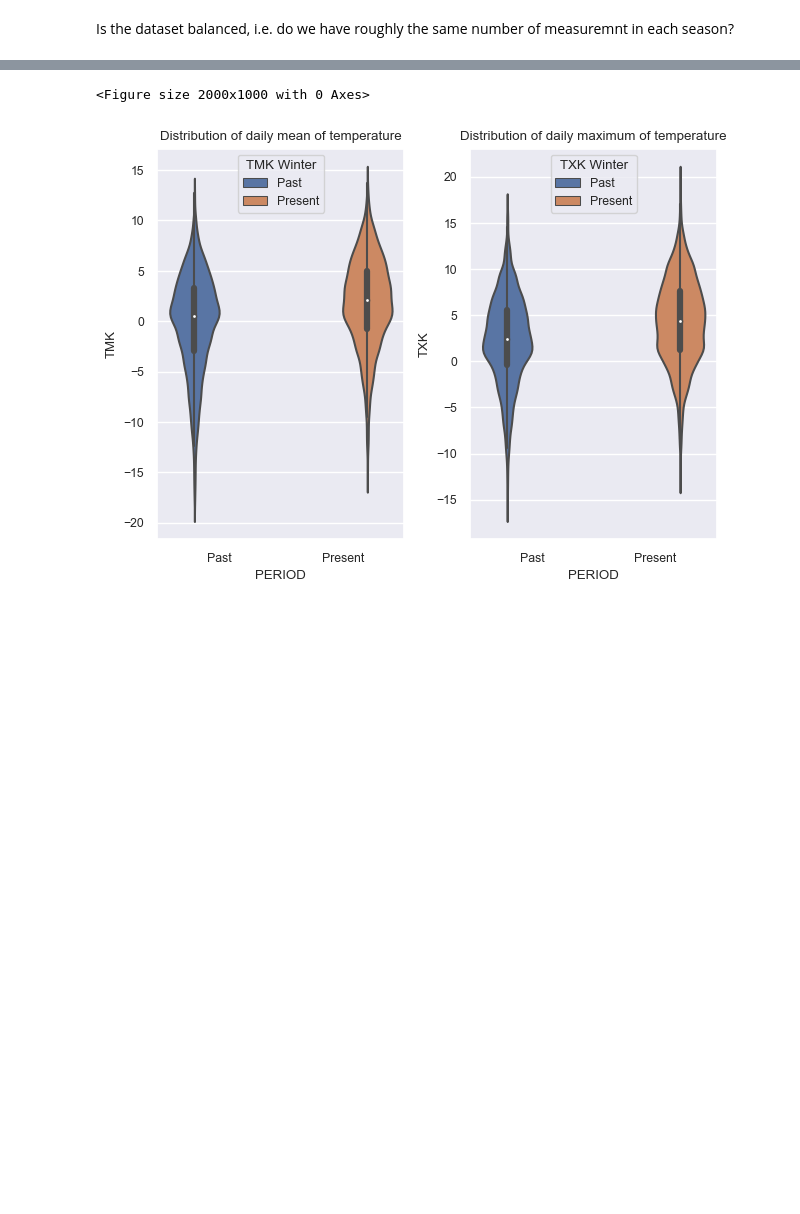
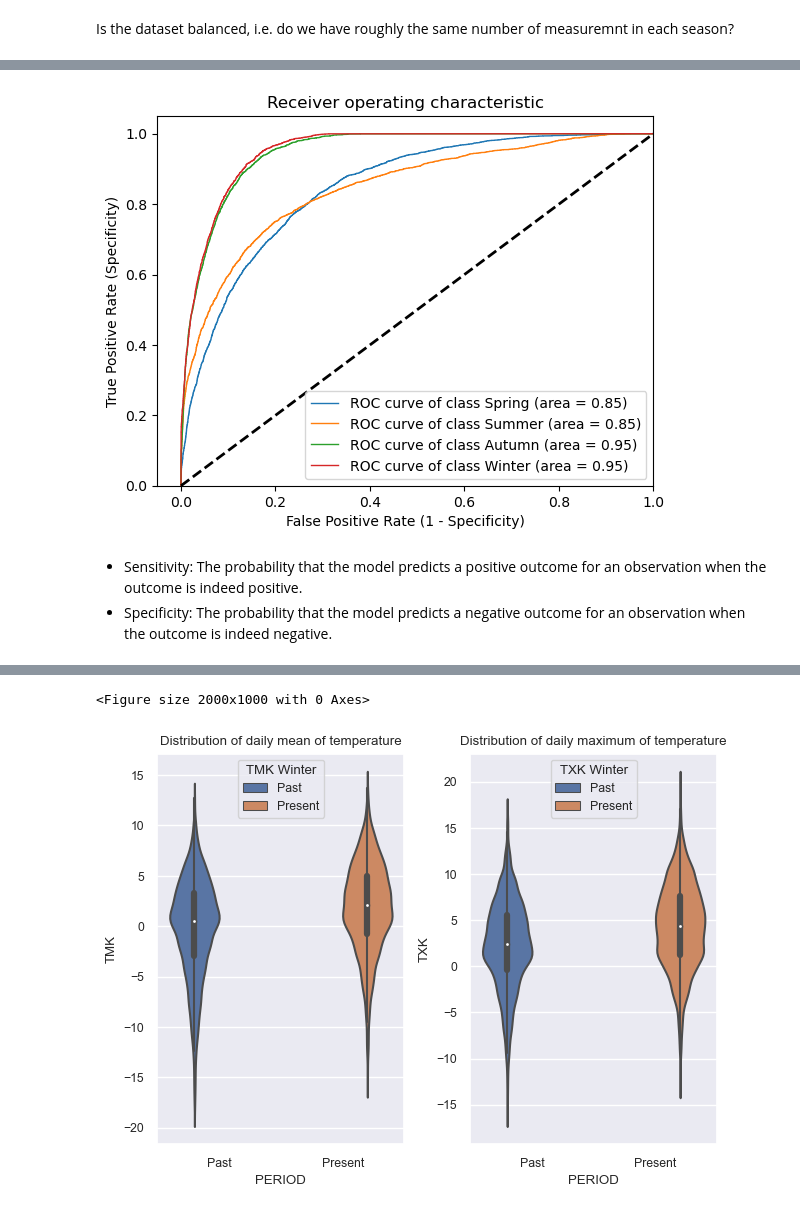
Before and after one commit to schumadi/nd025-final, a Jupyter notebook: machine_learning.ipynb, the cells around one changed output, grey strips where cells are left out. Drawn from its saved outputs; the diff is of its cells as text; code cells hidden in the pictures; blank space fills up the shorter version.

```diff
--- a/machine_learning.ipynb
+++ b/machine_learning.ipynb
@@ -76,10 +83,9 @@ y = le.fit_transform(y)
 # %%
 # Create train, validation and test sets
-X_train, X_test, y_train, y_test = train_test_split(X, y, test_size=0.2, random_state=42)
-X_train, X_valid, y_train, y_valid = train_test_split(X_train, y_train, test_size=0.2, random_state=42)
+X_train, X_test, y_train, y_test = X[:len(X) * 4 // 5], X[len(X) * 4 // 5 + 1:], y[:len(y) * 4 // 5], y[len(y) * 4 // 5 + 1:]
+X_train, X_valid, y_train, y_valid = X_train[:len(X_train) * 4 // 5], X_train[len(X_train) * 4 // 5 + 1:], y_train[:len(y_train) * 4 // 5], y_train[len(y_train) * 4 // 5 + 1:]
 
 # Create datasets for lightgbm
-# To re-use data, remember set free_raw_data=False
 lgb_train = lgb.Dataset(X_train, y_train, free_raw_data=False)
 lgb_eval = lgb.Dataset(X_valid, y_valid, reference=lgb_train, free_raw_data=False)
 lgb_test = lgb.Dataset(X_test, y_test, free_raw_data=False)
@@ -276,3 +166,51 @@ The ROC AUC of loaded model's prediction is: 0.924
+# %%
+from sklearn.metrics import auc
+def plot_roc(y_true, y_pred, num_classes, class_names):
+    """Computes the ROC curve for each class and plots one diagram with all ROC curves
+
+    Arguments:
+        y_true -- array of the correct predictions
+        y_pred -- array of the predicted probabilities for the classes; shape (len(y_true), num_classes)
+        num_classes -- number of classes
+        class_names -- names of the num_classes classes
+    """
+    assert len(class_names) == num_classes, 'Number of classes does not match number of class names.'
+
+    # Dictionaries for the false positive rate, true prositive rate and auc
+    fpr = dict()
+    tpr = dict()
+    roc_auc = dict()
+
+
+    # For each class compute the fpr, tpr and auc
+    for i in range(num_classes):
+        fpr[i], tpr[i], _ = roc_curve(y_true, y_pred[:, i], pos_label=i)
+        roc_auc[i] = auc(fpr[i], tpr[i])
+
+    prop_cycle = plt.rcParams['axes.prop_cycle']
+    colors = prop_cycle.by_key()['color']
+
+    # Plot the curve with a different color for each class
+    for i, color in zip(range(num_classes), colors):
+        plt.plot(fpr[i], tpr[i], color=color, lw=1,
+                label='ROC curve of class {0} (area = {1:0.2f})'
+                ''.format(class_names[i], roc_auc[i]))
+    plt.plot([0, 1], [0, 1], 'k--', lw=2)
+    plt.xlim([-0.05, 1.0])
+    plt.ylim([0.0, 1.05])
+    plt.xlabel('False Positive Rate (1 - Specificity)')
+    plt.ylabel('True Positive Rate (Specificity)')
+    plt.title('Receiver operating characteristic')
+    plt.legend(loc="lower right")
+    plt.show()
+
+plot_roc(y_test, prediction, 4, ['Spring', 'Summer', 'Autumn', 'Winter'])
+# %% [output]
+[figure, added]
+# %% [markdown]
+
+* Sensitivity: The probability that the model predicts a positive outcome for an observation when the outcome is indeed positive.
+* Specificity: The probability that the model predicts a negative outcome for an observation when the outcome is indeed negative.
 # %%
 # Take the current data of the dataset and use the classifier to predict
 X_current = df_current.drop(columns=['MESS_DATUM', 'MONTH', 'SEASON'])
```
Also changed, not shown: parts of 26 cells of this notebook.
